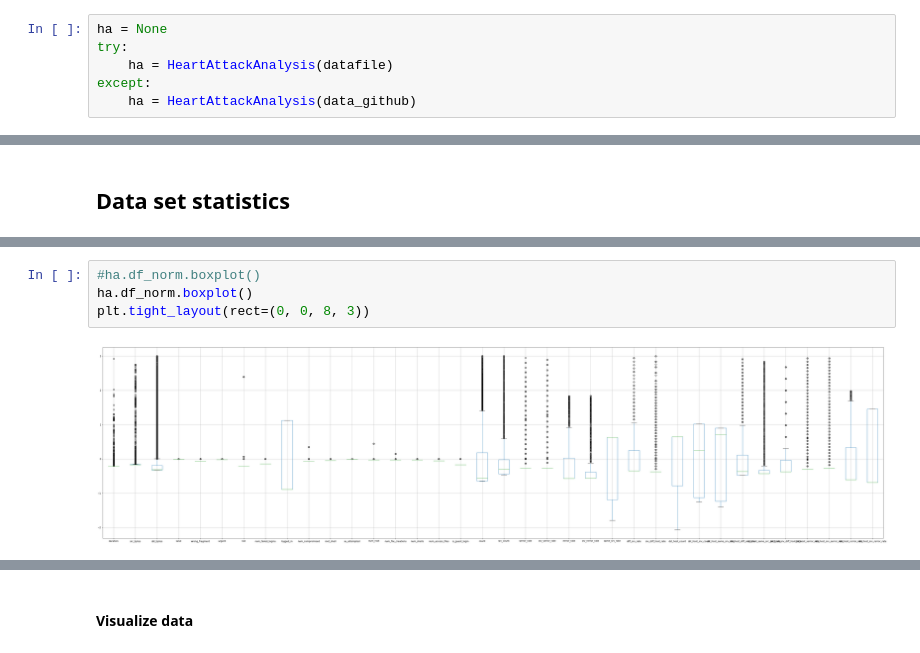
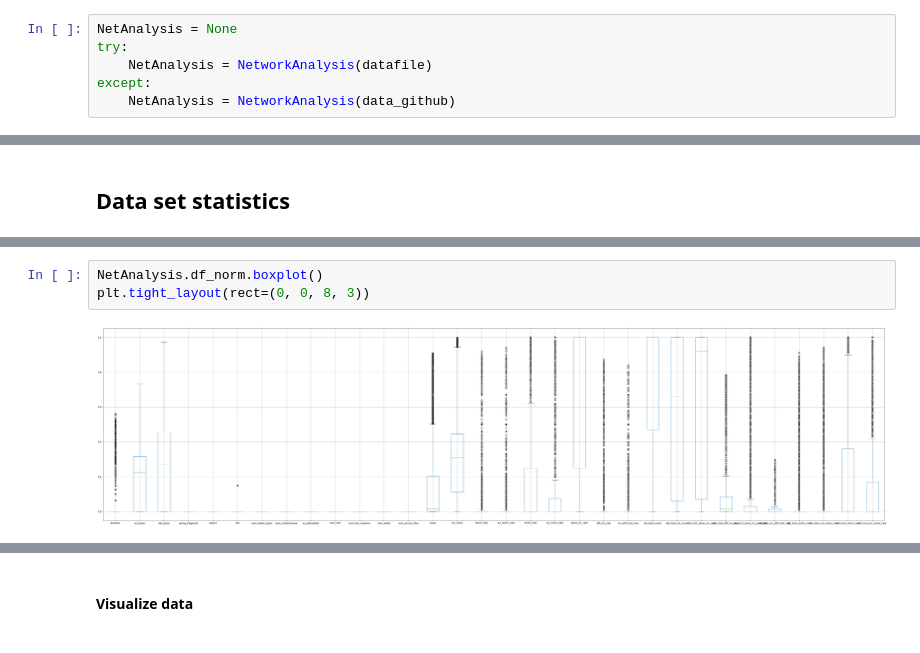
Before and after one commit to KalpeshChavan12/BITS-DSE, a Jupyter notebook: Courses/Semester01/DM/NetworkAnalysis.ipynb, the cells around one changed output, grey strips where cells are left out. Saved outputs shown, nothing was run; the diff lists cells and outputs as text.

```diff
--- a/Courses/Semester01/DM/NetworkAnalysis.ipynb
+++ b/Courses/Semester01/DM/NetworkAnalysis.ipynb
@@ -326,6 +365,6 @@ ModuleNotFoundError: No module named 'matplotlib.pyplot'
 # %%
-ha = None
+NetAnalysis = None
 try:
-    ha = HeartAttackAnalysis(datafile)
+    NetAnalysis = NetworkAnalysis(datafile)
 except:
-    ha = HeartAttackAnalysis(data_github)
+    NetAnalysis = NetworkAnalysis(data_github)
@@ -396,6 +510,5 @@ plt.tight_layout(rect=(0, 0, 6.0, 3.8))
 # %%
-#ha.df_norm.boxplot()
-ha.df_norm.boxplot()
+NetAnalysis.df_norm.boxplot()
 plt.tight_layout(rect=(0, 0, 8, 3))
 # %% [output]
-[figure, old version]
+[figure, new version]
```
Also changed, not shown: parts of 36 cells of this notebook.
